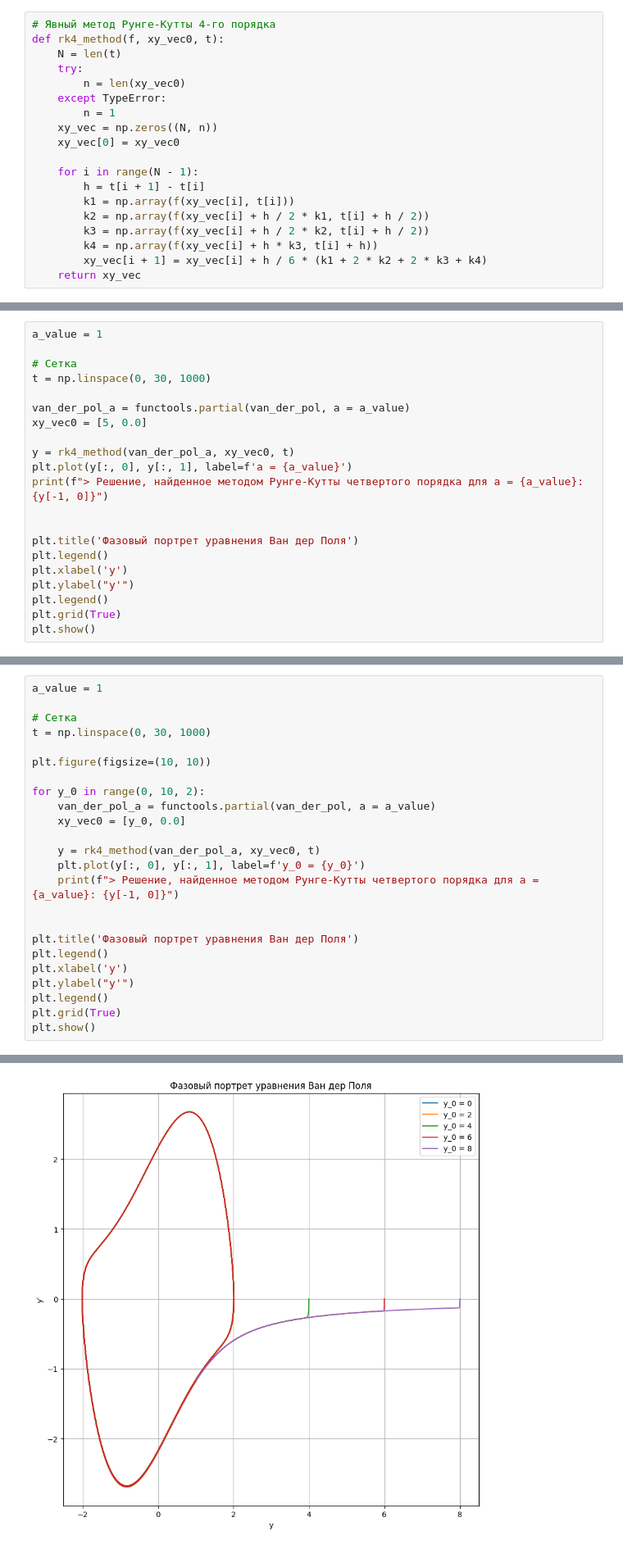
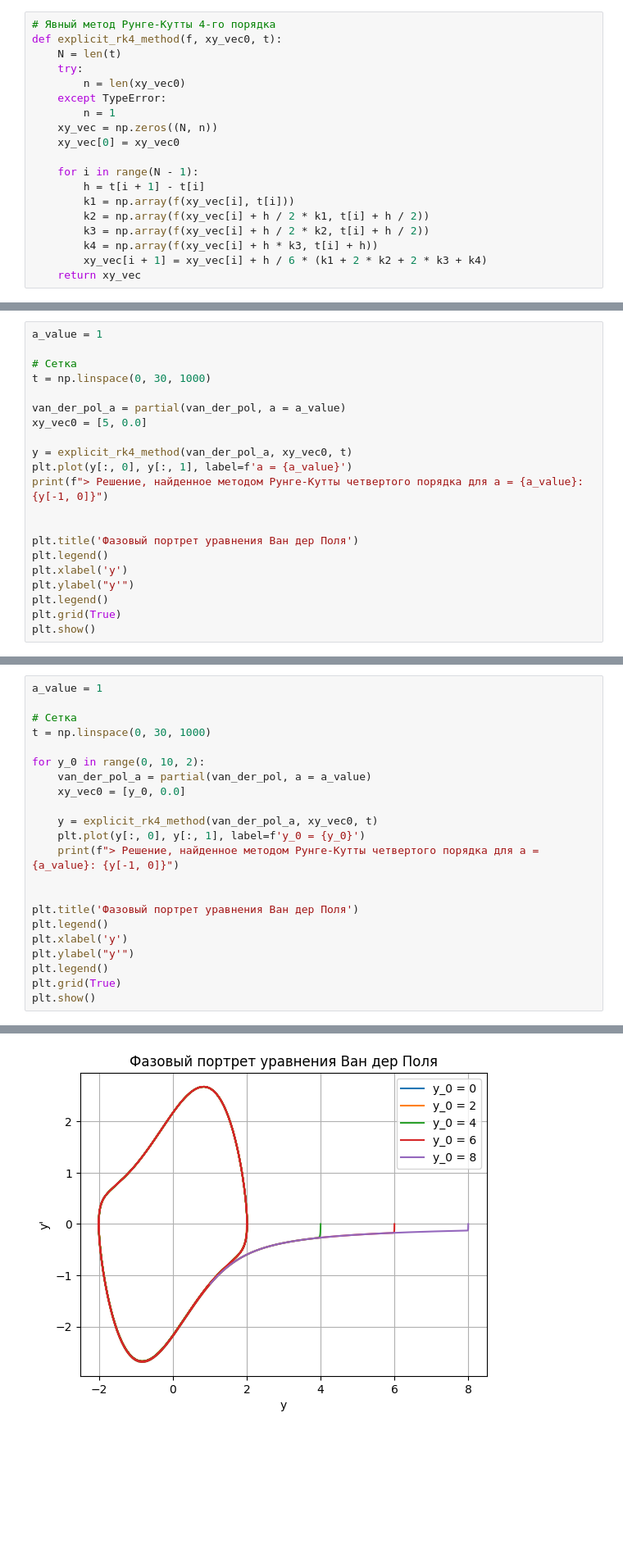
Before and after one commit to d-r-tikhonov/Computational_Mathematics, a Jupyter notebook: Уравнение Ван дер Поля.ipynb, the cells around one changed output, grey strips where cells are left out. Shown at 82% size. Saved outputs shown, nothing was run; the diff lists cells and outputs as text; blank space fills up the shorter version.

```diff
--- a/Уравнение Ван дер Поля.ipynb
+++ b/Уравнение Ван дер Поля.ipynb
@@ -40,7 +39,7 @@ $$ k_4 = h f(t_n + h, u_n + k_3), $$
 $$ u_{n+1} = u_n + \frac{k_1 + 2k_2 + 2k_3 + k_4}{6}. $$
 # %%
 # Явный метод Рунге-Кутты 4-го порядка
-def rk4_method(f, xy_vec0, t):
+def explicit_rk4_method(f, xy_vec0, t):
     N = len(t)
     try:
         n = len(xy_vec0)
@@ -124,10 +176,10 @@ a_value = 1
 # Сетка
 t = np.linspace(0, 30, 1000)
 
-van_der_pol_a = functools.partial(van_der_pol, a = a_value)
+van_der_pol_a = partial(van_der_pol, a = a_value)
 xy_vec0 = [5, 0.0]
 
-y = rk4_method(van_der_pol_a, xy_vec0, t)
+y = explicit_rk4_method(van_der_pol_a, xy_vec0, t)
 plt.plot(y[:, 0], y[:, 1], label=f'a = {a_value}')
 print(f"> Решение, найденное методом Рунге-Кутты четвертого порядка для a = {a_value}: {y[-1, 0]}")
 
@@ -145,31 +197,29 @@ plt.show()
 # %%
 a_value = 1
 
 # Сетка
 t = np.linspace(0, 30, 1000)
 
-plt.figure(figsize=(10, 10))
-
 for y_0 in range(0, 10, 2):
-    van_der_pol_a = functools.partial(van_der_pol, a = a_value)
+    van_der_pol_a = partial(van_der_pol, a = a_value)
     xy_vec0 = [y_0, 0.0]
 
-    y = rk4_method(van_der_pol_a, xy_vec0, t)
+    y = explicit_rk4_method(van_der_pol_a, xy_vec0, t)
     plt.plot(y[:, 0], y[:, 1], label=f'y_0 = {y_0}')
     print(f"> Решение, найденное методом Рунге-Кутты четвертого порядка для a = {a_value}: {y[-1, 0]}")
 
 
 plt.title('Фазовый портрет уравнения Ван дер Поля')
 plt.legend()
 plt.xlabel('y')
 plt.ylabel("y'")
 plt.legend()
 plt.grid(True)
 plt.show()
 # %% [output]
 > Решение, найденное методом Рунге-Кутты четвертого порядка для a = 1: 0.0
 > Решение, найденное методом Рунге-Кутты четвертого порядка для a = 1: -2.007910429467446
 > Решение, найденное методом Рунге-Кутты четвертого порядка для a = 1: -1.054311580008789
 > Решение, найденное методом Рунге-Кутты четвертого порядка для a = 1: 0.4855748397189655
 > Решение, найденное методом Рунге-Кутты четвертого порядка для a = 1: 1.0135198966351024
-[figure, old version]
+[figure, new version]
```
Also changed, not shown: parts of 7 cells of this notebook.
